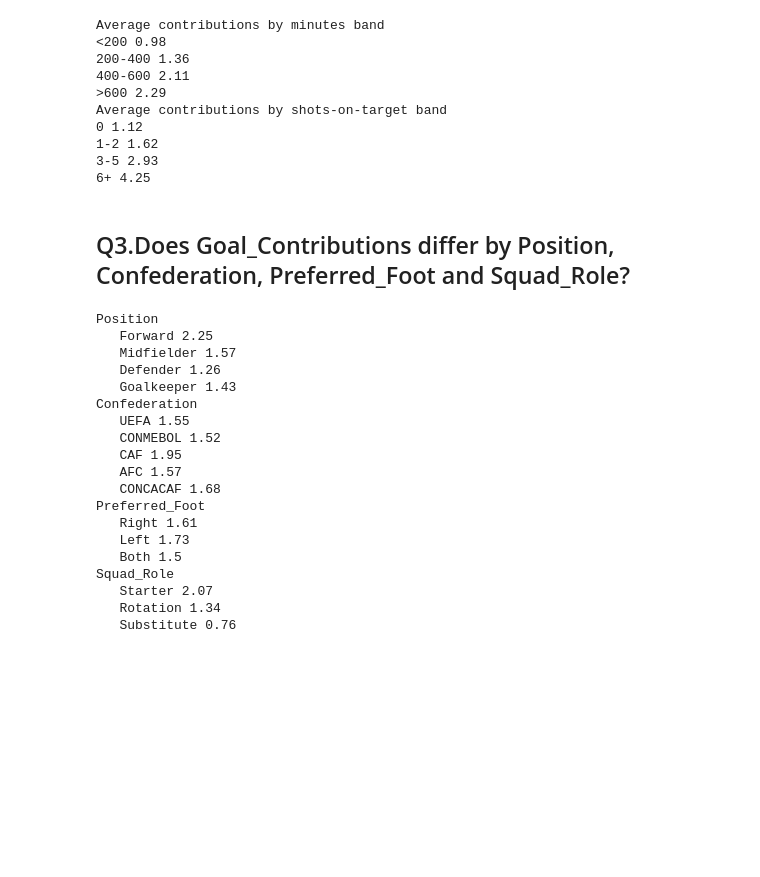
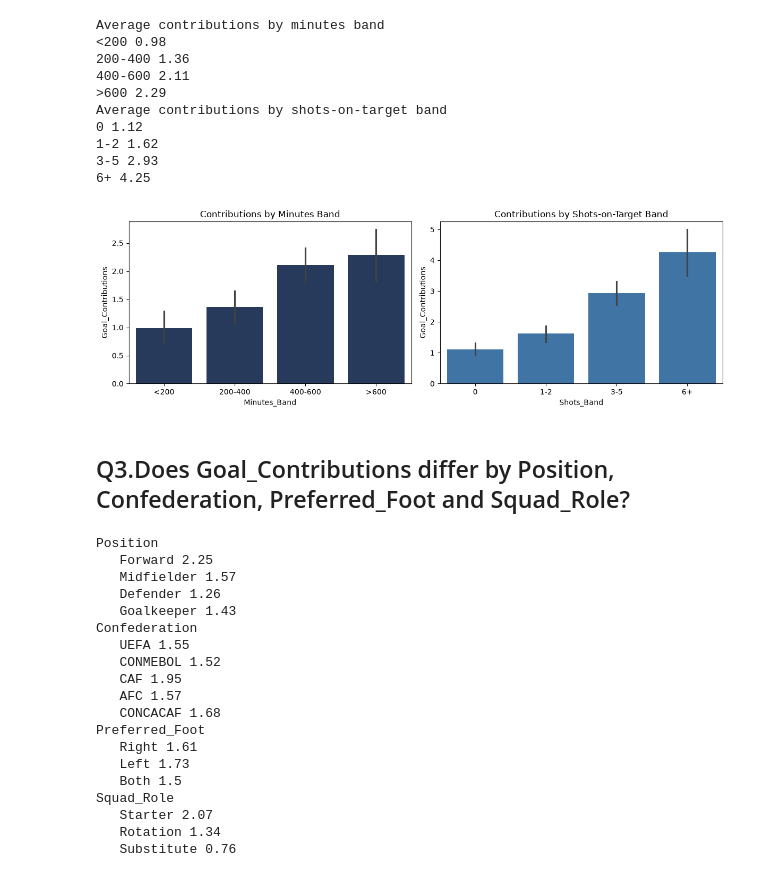
Before and after one commit to Samrat-0202/HCL_Project, a Jupyter notebook: Notebooks/Draft2 day4.ipynb, the cells around one changed output. Cells and saved outputs as stored; diff of their text form; code cells hidden in the pictures; blank space fills up the shorter version.

Commit message:
graphs

```diff
--- a/Notebooks/Draft2 day4.ipynb
+++ b/Notebooks/Draft2 day4.ipynb
@@ -189,9 +189,15 @@ Average contributions by shots-on-target band
 1-2 1.62
 3-5 2.93
 6+ 4.25
-# %% [markdown]
-
-## Q3.Does Goal_Contributions differ by Position, Confederation, Preferred_Foot and Squad_Role?
+# %%
+fig,ax=plt.subplots(1,2,figsize=(12,4))
+sns.barplot(data=clean,x='Minutes_Band',y='Goal_Contributions',color='#1F3864',ax=ax[0]);ax[0].set_title('Contributions by Minutes Band')
+sns.barplot(data=clean,x='Shots_Band',y='Goal_Contributions',color='#2E75B6',ax=ax[1]);ax[1].set_title('Contributions by Shots-on-Target Band')
+plt.tight_layout();plt.savefig('../images/04_minutes_shots_vs_contributions.png');plt.show()
+# %% [output]
+[figure, added]
+# %% [markdown]
+## Q3.Does Goal_Contributions differ by Position, Confederation, Preferred_Foot and Squad_Role?
 # %%
 groups={'Position':['Forward','Midfielder','Defender','Goalkeeper'],
         'Confederation':['UEFA','CONMEBOL','CAF','AFC','CONCACAF'],
```
Also changed, not shown: parts of 1 cell of this notebook, 4 other files.
